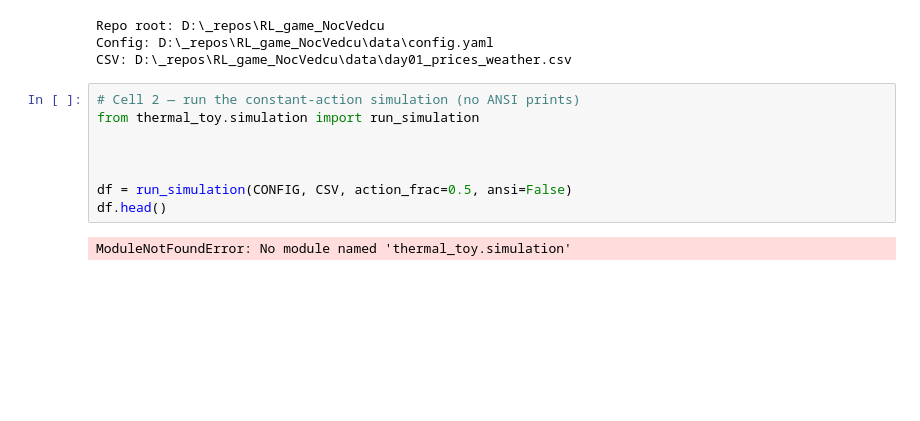
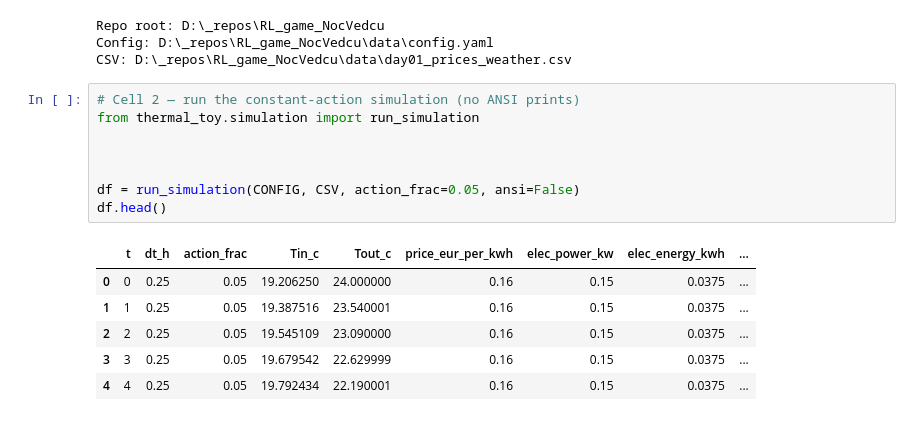
Before and after one commit to agemanzi/RL_game_NocVedcu, a Jupyter notebook: src/simulation.ipynb, the cells around one changed output. Saved outputs shown, nothing was run; the diff lists cells and outputs as text; blank space fills up the shorter version.

```diff
--- a/src/simulation.ipynb
+++ b/src/simulation.ipynb
@@ -17,10 +17,15 @@ CSV: D:\_repos\RL_game_NocVedcu\data\day01_prices_weather.csv
 # %%
 # Cell 2 — run the constant-action simulation (no ANSI prints)
 from thermal_toy.simulation import run_simulation
 
 
 
-df = run_simulation(CONFIG, CSV, action_frac=0.5, ansi=False)
+df = run_simulation(CONFIG, CSV, action_frac=0.05, ansi=False)
 df.head()
 # %% [output]
-ModuleNotFoundError: No module named 'thermal_toy.simulation'
+|  | t | dt_h | action_frac | Tin_c | Tout_c | price_eur_per_kwh | elec_power_kw | elec_energy_kwh | ... |
+| 0 | 0 | 0.25 | 0.05 | 19.206250 | 24.000000 | 0.16 | 0.15 | 0.0375 | ... |
+| 1 | 1 | 0.25 | 0.05 | 19.387516 | 23.540001 | 0.16 | 0.15 | 0.0375 | ... |
+| 2 | 2 | 0.25 | 0.05 | 19.545109 | 23.090000 | 0.16 | 0.15 | 0.0375 | ... |
+| 3 | 3 | 0.25 | 0.05 | 19.679542 | 22.629999 | 0.16 | 0.15 | 0.0375 | ... |
+| 4 | 4 | 0.25 | 0.05 | 19.792434 | 22.190001 | 0.16 | 0.15 | 0.0375 | ... |
```
Also changed, not shown: parts of 3 cells of this notebook, 20 other files.
